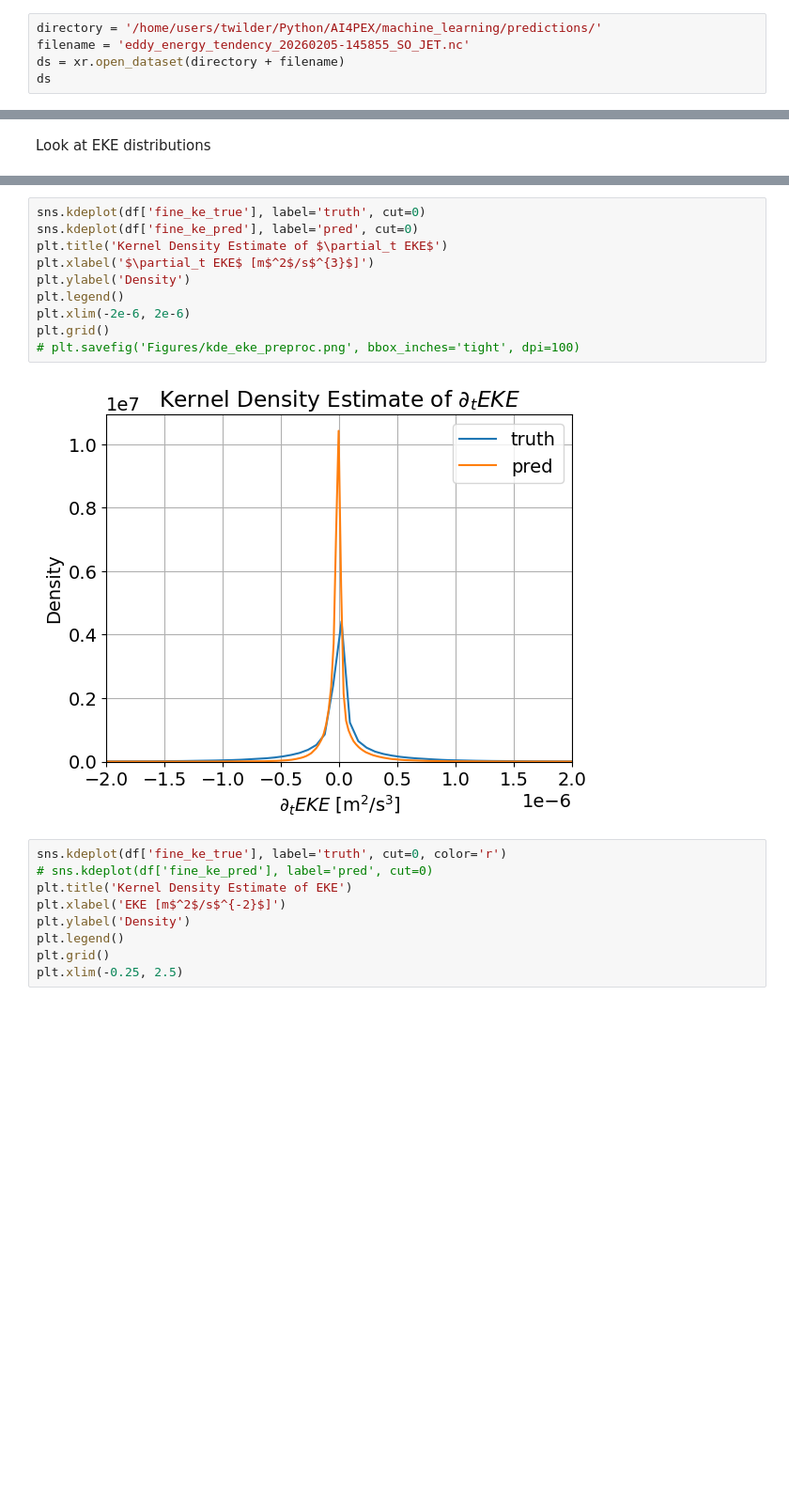
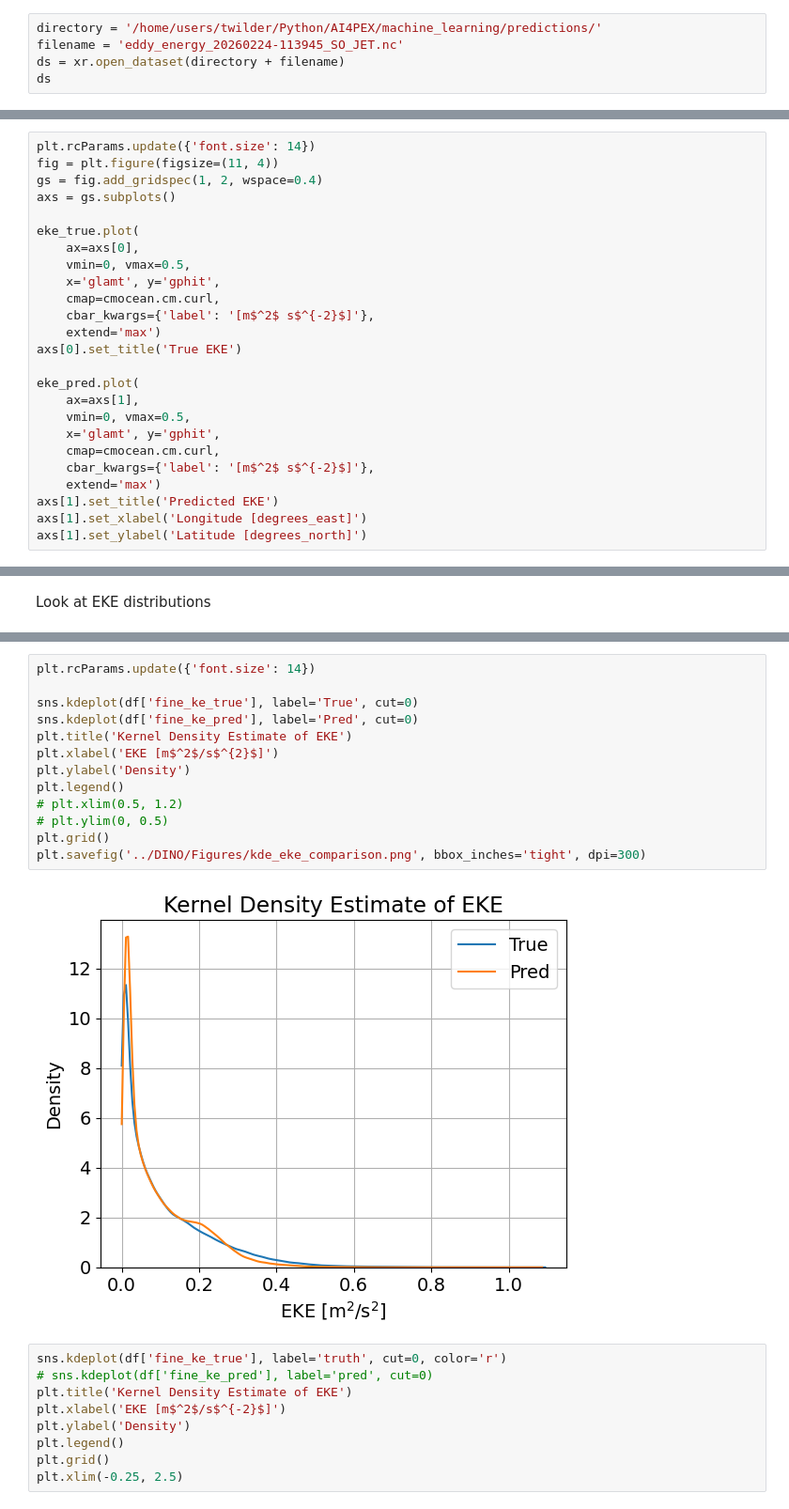
Before and after one commit to thomaswilder/ai4pex-machine-learning, a Jupyter notebook: analysis/offline_evaluation.ipynb, the cells around one changed output, grey strips where cells are left out. Shown at 94% size. Drawn from its saved outputs; the diff is of its cells as text; blank space fills up the shorter version.

```diff
--- a/analysis/offline_evaluation.ipynb
+++ b/analysis/offline_evaluation.ipynb
@@ -14,6 +53,6 @@ import seaborn as sns
 # %%
 directory = '/home/users/twilder/Python/AI4PEX/machine_learning/predictions/'
-filename = 'eddy_energy_tendency_20260205-145855_SO_JET.nc'
+filename = 'eddy_energy_20260224-113945_SO_JET.nc'
 ds = xr.open_dataset(directory + filename)
 ds
 # %% [output]
@@ -67,0 +116,25 @@ Text(0, 0.5, 'Latitude [degrees_north]')
+# %%
+plt.rcParams.update({'font.size': 14})
+fig = plt.figure(figsize=(11, 4))
+gs = fig.add_gridspec(1, 2, wspace=0.4)
+axs = gs.subplots()
+
+eke_true.plot(
+    ax=axs[0],
+    vmin=0, vmax=0.5,
+    x='glamt', y='gphit',
+    cmap=cmocean.cm.curl,
+    cbar_kwargs={'label': '[m$^2$ s$^{-2}$]'},
+    extend='max')
+axs[0].set_title('True EKE')
+
+eke_pred.plot(
+    ax=axs[1],
+    vmin=0, vmax=0.5,
+    x='glamt', y='gphit',
+    cmap=cmocean.cm.curl,
+    cbar_kwargs={'label': '[m$^2$ s$^{-2}$]'},
+    extend='max')
+axs[1].set_title('Predicted EKE')
+axs[1].set_xlabel('Longitude [degrees_east]')
+axs[1].set_ylabel('Latitude [degrees_north]')
@@ -202,16 +379,19 @@ df
 574400 rows × 4 columns
 # %%
-sns.kdeplot(df['fine_ke_true'], label='truth', cut=0)
-sns.kdeplot(df['fine_ke_pred'], label='pred', cut=0)
-plt.title('Kernel Density Estimate of $\partial_t EKE$')
-plt.xlabel('$\partial_t EKE$ [m$^2$/s$^{3}$]')
+plt.rcParams.update({'font.size': 14})
+
+sns.kdeplot(df['fine_ke_true'], label='True', cut=0)
+sns.kdeplot(df['fine_ke_pred'], label='Pred', cut=0)
+plt.title('Kernel Density Estimate of EKE')
+plt.xlabel('EKE [m$^2$/s$^{2}$]')
 plt.ylabel('Density')
 plt.legend()
-plt.xlim(-2e-6, 2e-6)
+# plt.xlim(0.5, 1.2)
+# plt.ylim(0, 0.5)
 plt.grid()
-# plt.savefig('Figures/kde_eke_preproc.png', bbox_inches='tight', dpi=100)
+plt.savefig('../DINO/Figures/kde_eke_comparison.png', bbox_inches='tight', dpi=300)
 # %% [output]
-[figure, old version]
+[figure, new version]
 # %%
 sns.kdeplot(df['fine_ke_true'], label='truth', cut=0, color='r')
 # sns.kdeplot(df['fine_ke_pred'], label='pred', cut=0)
```
Also changed, not shown: parts of 36 cells of this notebook.
